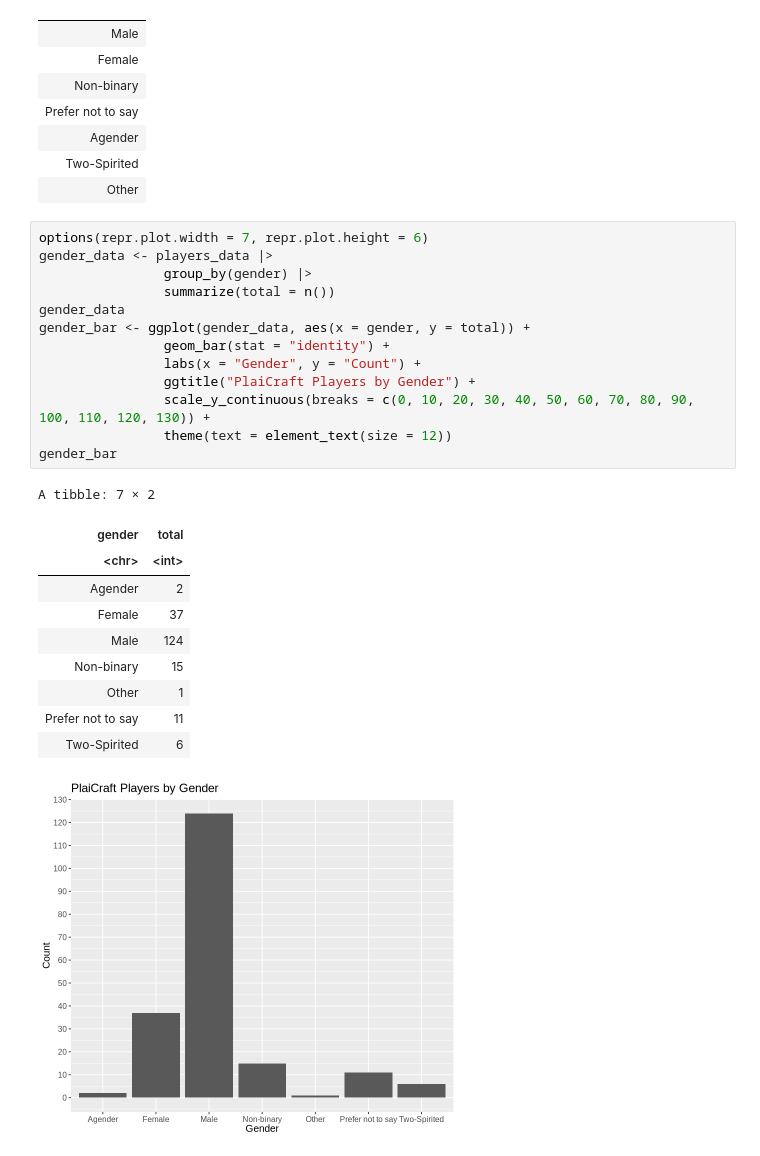
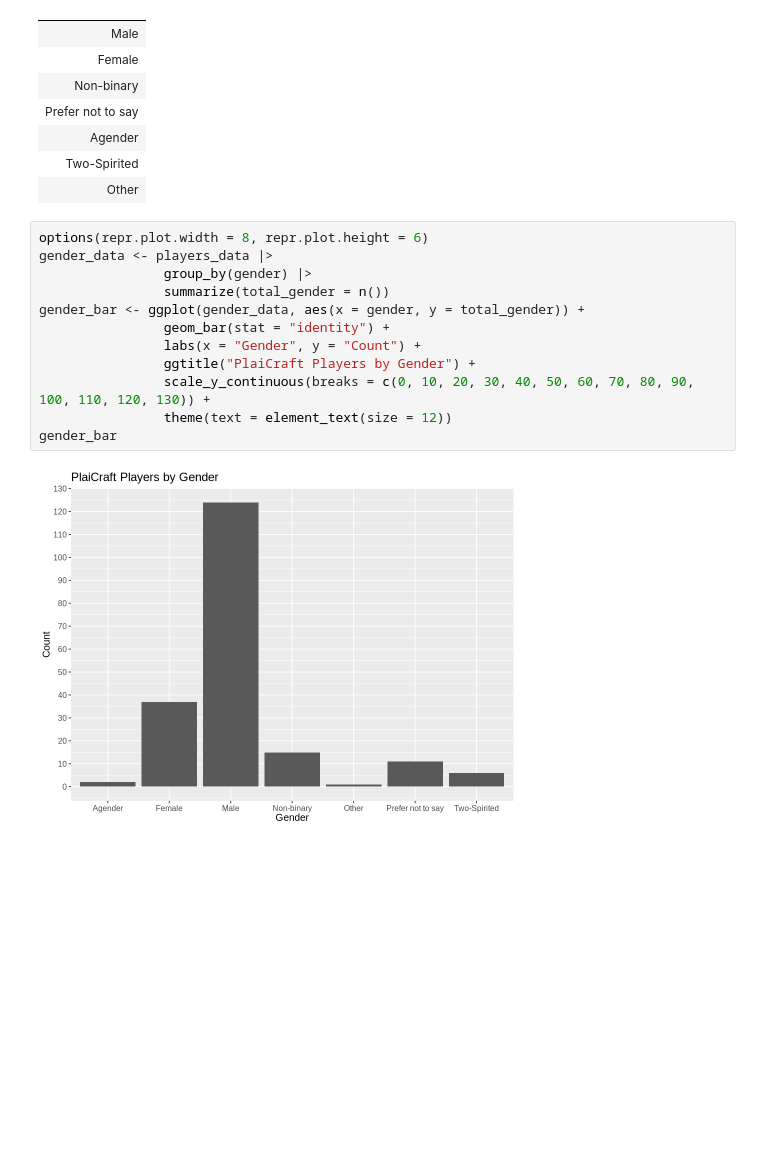
Before and after one commit to tchan0717/dsci-100-2025w1-group-36, a Jupyter notebook: plaicraft_project.ipynb, the cells around one changed output. Cells and saved outputs as stored; diff of their text form; blank space fills up the shorter version.

Commit message:
Visualizations and Editing
Completed a few more visualizations and different types of graphs for the 3rd requirement. Made some grammar edits too.

```diff
--- a/plaicraft_project.ipynb
+++ b/plaicraft_project.ipynb
@@ -205,27 +208,16 @@ A tibble: 7 × 1
 | Two-Spirited |
 | Other |
 # %%
-options(repr.plot.width = 7, repr.plot.height = 6)
+options(repr.plot.width = 8, repr.plot.height = 6)
 gender_data <- players_data |>
                 group_by(gender) |>
-                summarize(total = n())
-gender_data
-gender_bar <- ggplot(gender_data, aes(x = gender, y = total)) +
+                summarize(total_gender = n())
+gender_bar <- ggplot(gender_data, aes(x = gender, y = total_gender)) +
                 geom_bar(stat = "identity") +
                 labs(x = "Gender", y = "Count") +
                 ggtitle("PlaiCraft Players by Gender") +
                 scale_y_continuous(breaks = c(0, 10, 20, 30, 40, 50, 60, 70, 80, 90, 100, 110, 120, 130)) +
                 theme(text = element_text(size = 12))
 gender_bar
 # %% [output]
-A tibble: 7 × 2
-| gender | total |
-| <chr> | <int> |
-| Agender | 2 |
-| Female | 37 |
-| Male | 124 |
-| Non-binary | 15 |
-| Other | 1 |
-| Prefer not to say | 11 |
-| Two-Spirited | 6 |
-[figure, old version]
+[figure, new version]
```
Also changed, not shown: parts of 5 cells of this notebook.
